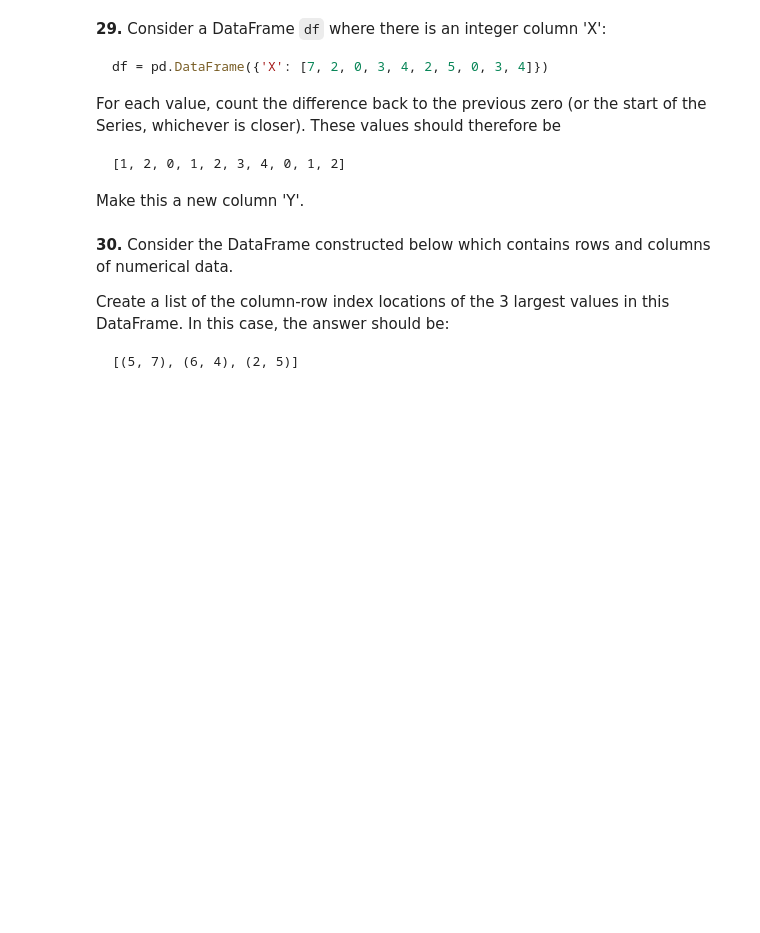
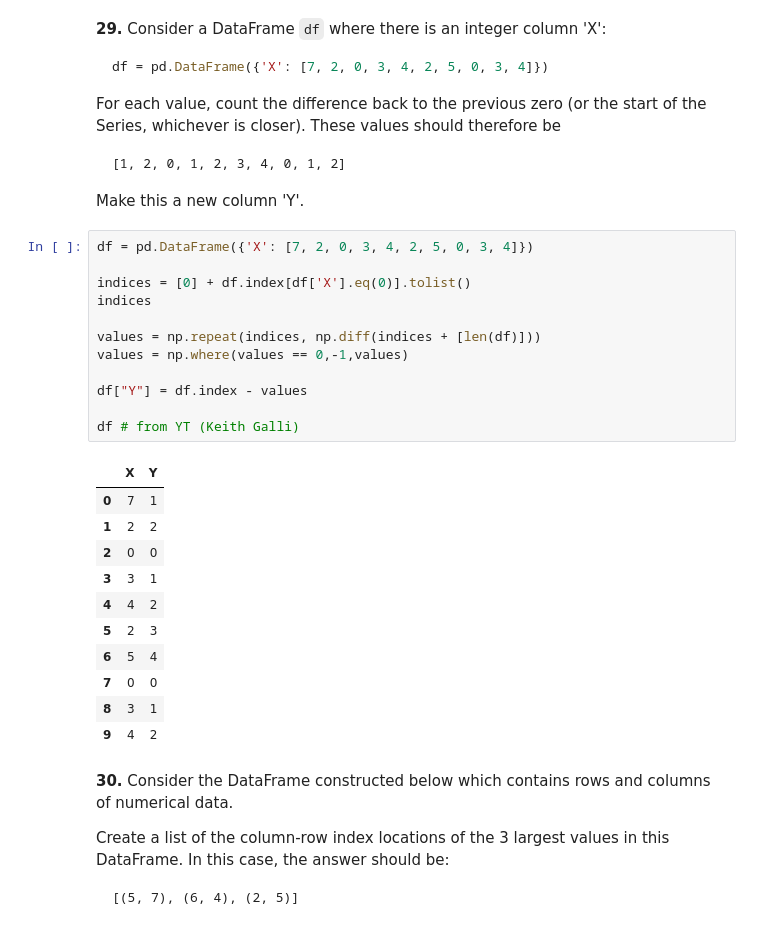
Before and after one commit to Jadeja01/100-pandas-puzzles, a Jupyter notebook: 100-pandas-puzzles.ipynb, the cells around one changed output. Drawn from its saved outputs; the diff is of its cells as text; blank space fills up the shorter version.

````diff
--- a/100-pandas-puzzles.ipynb
+++ b/100-pandas-puzzles.ipynb
@@ -505,6 +536,30 @@ For each value, count the difference back to the previous zero (or the start of
 ```
 
 Make this a new column 'Y'.
+# %%
+df = pd.DataFrame({'X': [7, 2, 0, 3, 4, 2, 5, 0, 3, 4]})
+
+indices = [0] + df.index[df['X'].eq(0)].tolist()
+indices
+
+values = np.repeat(indices, np.diff(indices + [len(df)]))
+values = np.where(values == 0,-1,values)
+
+df["Y"] = df.index - values
+
+df # from YT (Keith Galli)
+# %% [output]
+|  | X | Y |
+| 0 | 7 | 1 |
+| 1 | 2 | 2 |
+| 2 | 0 | 0 |
+| 3 | 3 | 1 |
+| 4 | 4 | 2 |
+| 5 | 2 | 3 |
+| 6 | 5 | 4 |
+| 7 | 0 | 0 |
+| 8 | 3 | 1 |
+| 9 | 4 | 2 |
 # %% [markdown]
 **30.** Consider the DataFrame constructed below which contains rows and columns of numerical data.
 
````
Also changed, not shown: parts of 5 cells of this notebook.
